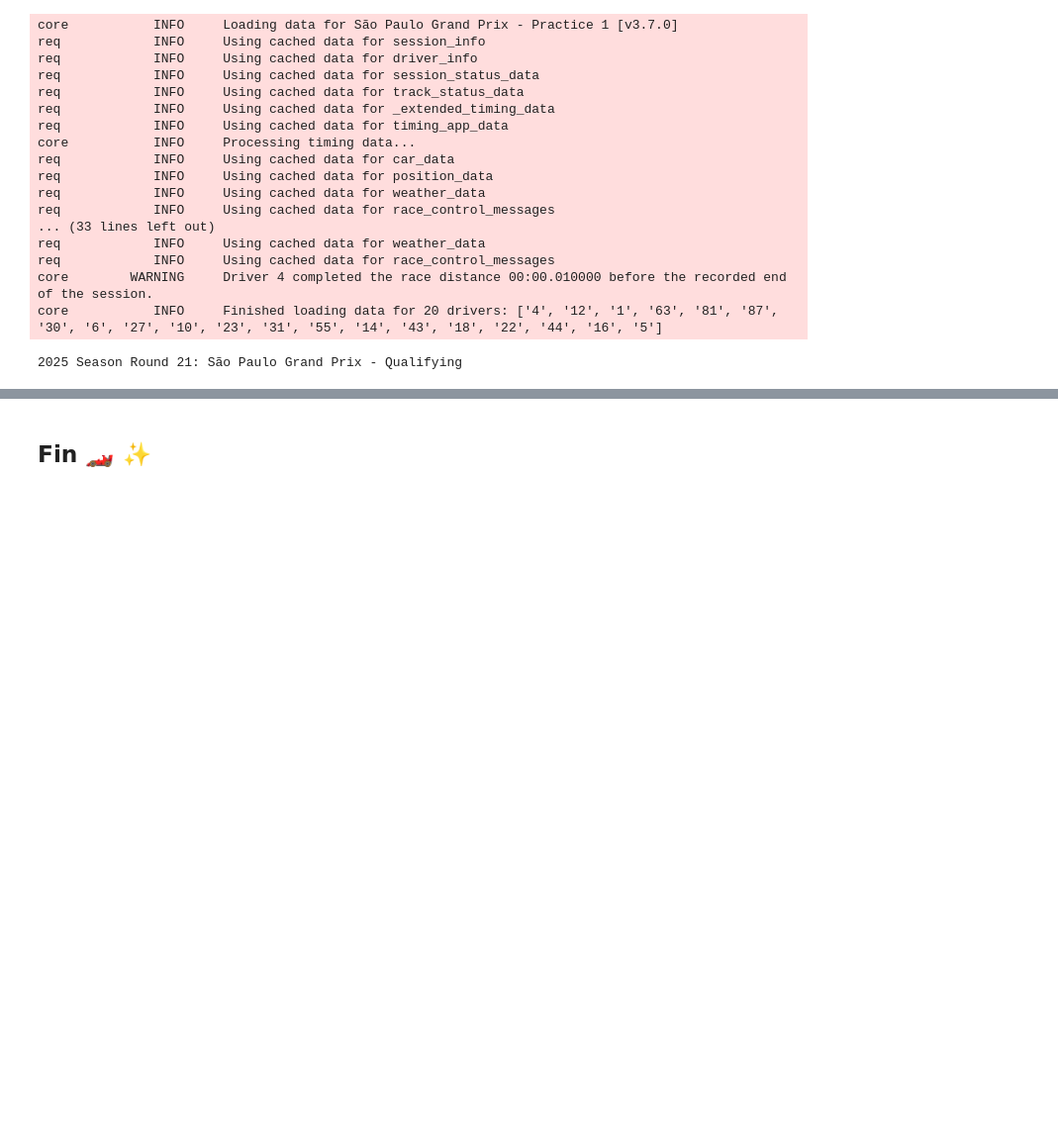
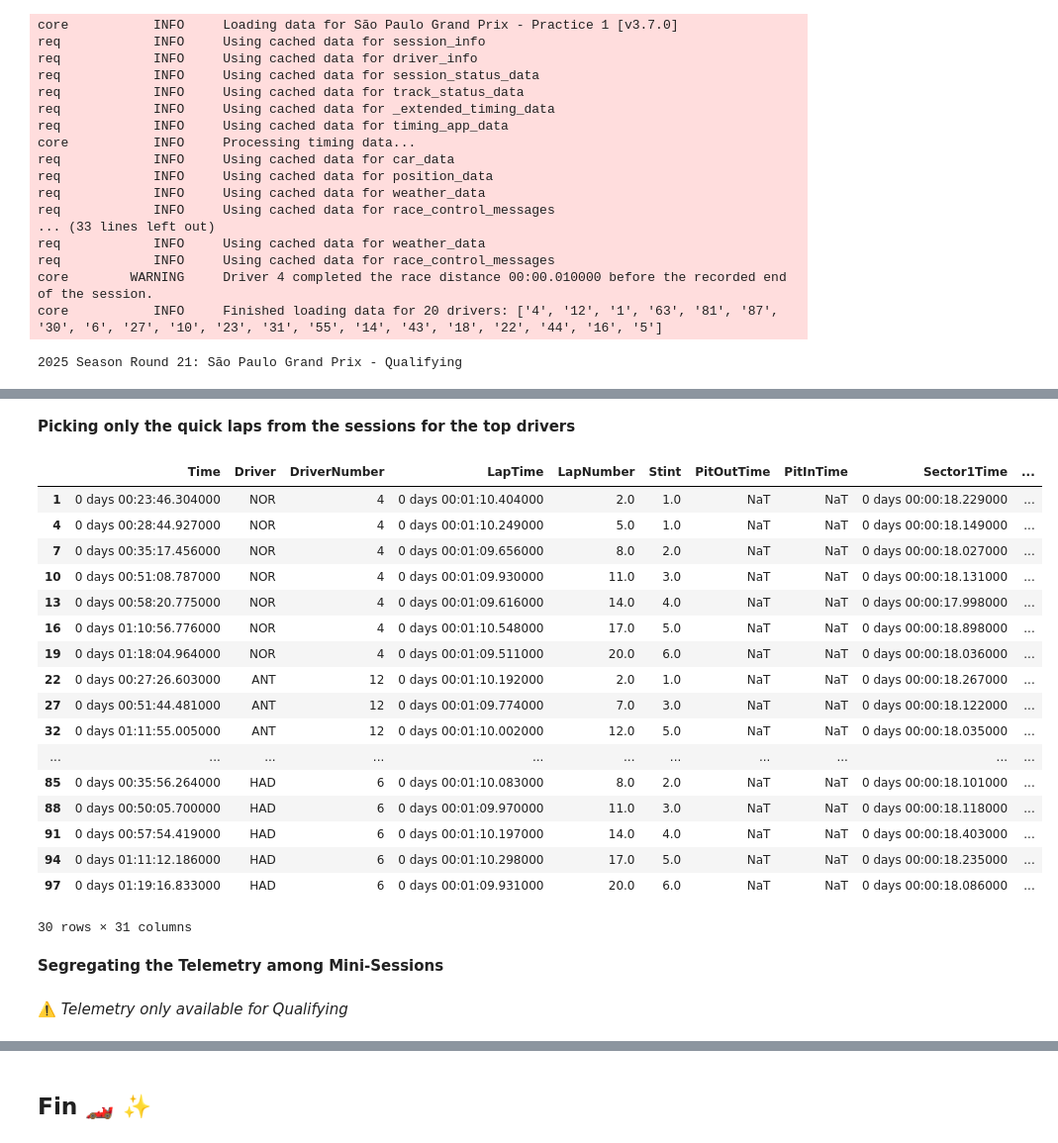
Before and after one commit to anilhimam17/Racing-all-Along, a Jupyter notebook: F1/notebooks/race_debriefs_2025/brazil_2025.ipynb, the cells around one changed output, grey strips where cells are left out. Shown at 99% size. Cells and saved outputs as stored; diff of their text form; code cells hidden in the pictures; blank space fills up the shorter version.

```diff
--- a/F1/notebooks/race_debriefs_2025/brazil_2025.ipynb
+++ b/F1/notebooks/race_debriefs_2025/brazil_2025.ipynb
@@ -115,0 +114,5 @@ core           INFO     Finished loading data for 20 drivers: ['4', '12', '1', '
+# %%
+# Accessing the different data streams for each session
+pratice_session = CustomSession(session=brazil_practice)
+qualifying_session = CustomSession(session=brazil_quali)
+race_session = CustomSession(session=brazil_race)
@@ -115,0 +123,12 @@ core           INFO     Finished loading data for 20 drivers: ['4', '12', '1', '
+# %%
+top_5_drivers_in_race = race_session.results.iloc[:5]["DriverNumber"]
+print("Top 5 Drivers in the Race:")
+print(top_5_drivers_in_race)
+
+top_5_drivers_in_quali = qualifying_session.results.iloc[:5]["DriverNumber"]
+print("\nTop 5 Drivers in the Qualifying:")
+print(top_5_drivers_in_quali)
+
+top_5_drivers_in_practice = pratice_session.results.iloc[:5]["DriverNumber"]
+print("\nTop 5 Drivers in the Practice:")
+print(top_5_drivers_in_practice)
@@ -115,0 +153,43 @@ core           INFO     Finished loading data for 20 drivers: ['4', '12', '1', '
+# %% [markdown]
+**Picking only the quick laps from the sessions for the top drivers**
+# %%
+race_fast_laps = (
+    race_session.laps
+    .pick_drivers(identifiers=top_5_drivers_in_race)
+    .pick_quicklaps()
+)
+
+pratice_fast_laps = (
+    pratice_session.laps
+    .pick_drivers(identifiers=top_5_drivers_in_practice)
+    .pick_quicklaps()
+)
+
+quali_fast_laps = (
+    qualifying_session.laps
+    .pick_drivers(identifiers=top_5_drivers_in_quali)
+    .pick_quicklaps()
+)
+quali_fast_laps
+# %% [output]
+|  | Time | Driver | DriverNumber | LapTime | LapNumber | Stint | PitOutTime | PitInTime | Sector1Time | ... |
+| 1 | 0 days 00:23:46.304000 | NOR | 4 | 0 days 00:01:10.404000 | 2.0 | 1.0 | NaT | NaT | 0 days 00:00:18.229000 | ... |
+| 4 | 0 days 00:28:44.927000 | NOR | 4 | 0 days 00:01:10.249000 | 5.0 | 1.0 | NaT | NaT | 0 days 00:00:18.149000 | ... |
+| 7 | 0 days 00:35:17.456000 | NOR | 4 | 0 days 00:01:09.656000 | 8.0 | 2.0 | NaT | NaT | 0 days 00:00:18.027000 | ... |
+| 10 | 0 days 00:51:08.787000 | NOR | 4 | 0 days 00:01:09.930000 | 11.0 | 3.0 | NaT | NaT | 0 days 00:00:18.131000 | ... |
+| 13 | 0 days 00:58:20.775000 | NOR | 4 | 0 days 00:01:09.616000 | 14.0 | 4.0 | NaT | NaT | 0 days 00:00:17.998000 | ... |
+| 16 | 0 days 01:10:56.776000 | NOR | 4 | 0 days 00:01:10.548000 | 17.0 | 5.0 | NaT | NaT | 0 days 00:00:18.898000 | ... |
+| 19 | 0 days 01:18:04.964000 | NOR | 4 | 0 days 00:01:09.511000 | 20.0 | 6.0 | NaT | NaT | 0 days 00:00:18.036000 | ... |
+| 22 | 0 days 00:27:26.603000 | ANT | 12 | 0 days 00:01:10.192000 | 2.0 | 1.0 | NaT | NaT | 0 days 00:00:18.267000 | ... |
+| 27 | 0 days 00:51:44.481000 | ANT | 12 | 0 days 00:01:09.774000 | 7.0 | 3.0 | NaT | NaT | 0 days 00:00:18.122000 | ... |
+| 32 | 0 days 01:11:55.005000 | ANT | 12 | 0 days 00:01:10.002000 | 12.0 | 5.0 | NaT | NaT | 0 days 00:00:18.035000 | ... |
+| ... | ... | ... | ... | ... | ... | ... | ... | ... | ... | ... |
+| 85 | 0 days 00:35:56.264000 | HAD | 6 | 0 days 00:01:10.083000 | 8.0 | 2.0 | NaT | NaT | 0 days 00:00:18.101000 | ... |
+| 88 | 0 days 00:50:05.700000 | HAD | 6 | 0 days 00:01:09.970000 | 11.0 | 3.0 | NaT | NaT | 0 days 00:00:18.118000 | ... |
+| 91 | 0 days 00:57:54.419000 | HAD | 6 | 0 days 00:01:10.197000 | 14.0 | 4.0 | NaT | NaT | 0 days 00:00:18.403000 | ... |
+| 94 | 0 days 01:11:12.186000 | HAD | 6 | 0 days 00:01:10.298000 | 17.0 | 5.0 | NaT | NaT | 0 days 00:00:18.235000 | ... |
+| 97 | 0 days 01:19:16.833000 | HAD | 6 | 0 days 00:01:09.931000 | 20.0 | 6.0 | NaT | NaT | 0 days 00:00:18.086000 | ... |
+30 rows × 31 columns
+# %% [markdown]
+**Segregating the Telemetry among Mini-Sessions**<br><br>
+⚠️ *Telemetry only available for Qualifying*
```
Also changed, not shown: parts of 12 cells of this notebook.
